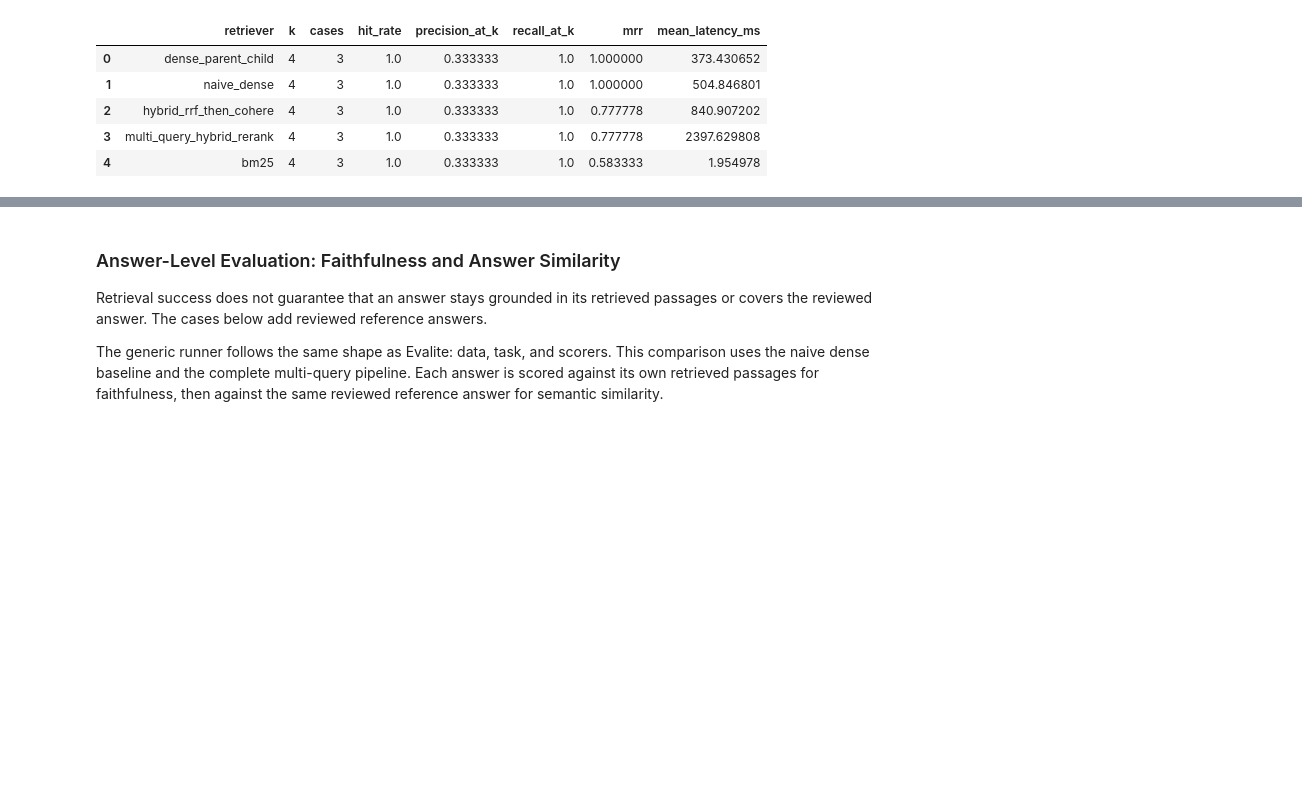
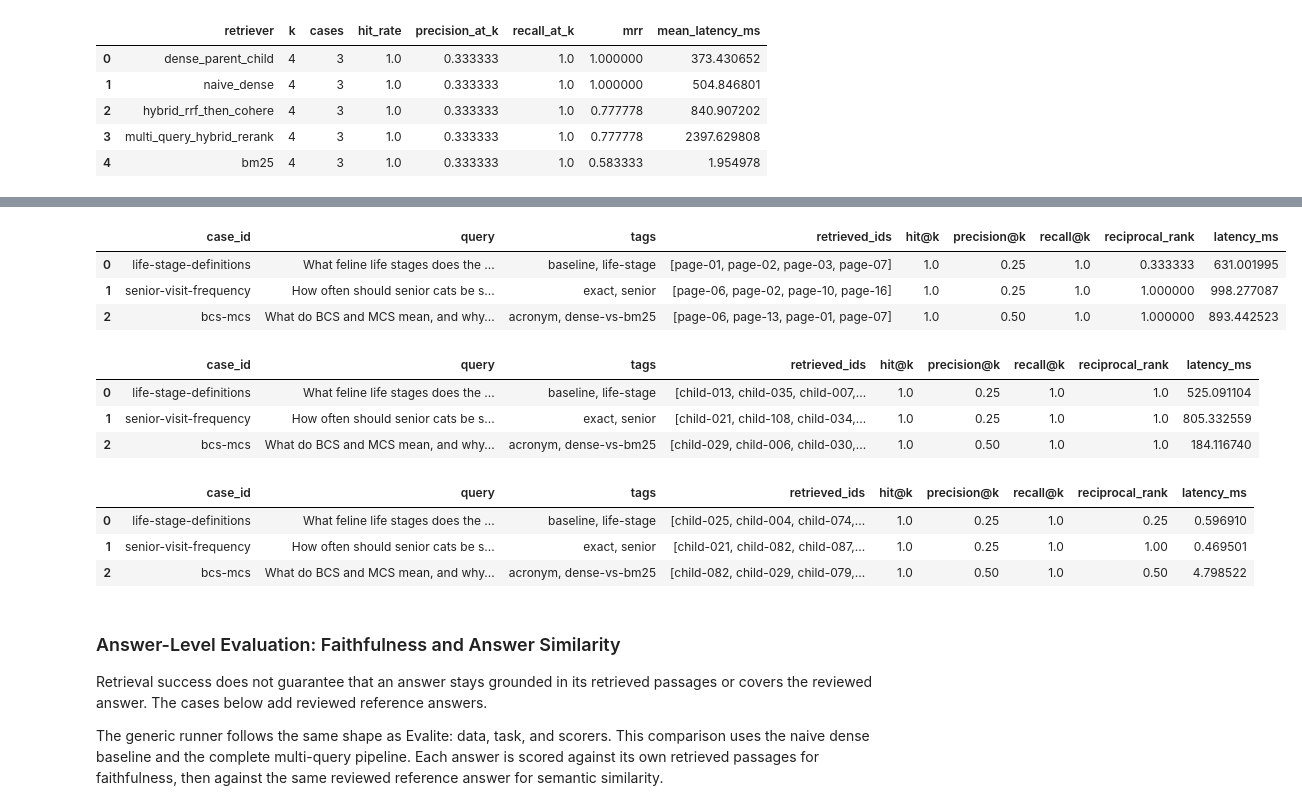
Before and after one commit to sajalosta/AIEC_v1.0, a Jupyter notebook: 07_Advanced_Retrievers/01_Cat_Health_Advanced_Retrieval.ipynb, the cells around one changed output, grey strips where cells are left out. Cells and saved outputs as stored; diff of their text form; code cells hidden in the pictures; blank space fills up the shorter version.

```diff
--- a/07_Advanced_Retrievers/01_Cat_Health_Advanced_Retrieval.ipynb
+++ b/07_Advanced_Retrievers/01_Cat_Health_Advanced_Retrieval.ipynb
@@ -757,3 +832,24 @@ multi_query_report.case_table()
+# %%
+hybrid_rerank_report.case_table()
+# %% [output]
+|  | case_id | query | tags | retrieved_ids | hit@k | precision@k | recall@k | reciprocal_rank | latency_ms |
+| 0 | life-stage-definitions | What feline life stages does the ... | baseline, life-stage | [page-01, page-02, page-03, page-07] | 1.0 | 0.25 | 1.0 | 0.333333 | 631.001995 |
+| 1 | senior-visit-frequency | How often should senior cats be s... | exact, senior | [page-06, page-02, page-10, page-16] | 1.0 | 0.25 | 1.0 | 1.000000 | 998.277087 |
+| 2 | bcs-mcs | What do BCS and MCS mean, and why... | acronym, dense-vs-bm25 | [page-06, page-13, page-01, page-07] | 1.0 | 0.50 | 1.0 | 1.000000 | 893.442523 |
+# %%
+dense_report.case_table()
+# %% [output]
+|  | case_id | query | tags | retrieved_ids | hit@k | precision@k | recall@k | reciprocal_rank | latency_ms |
+| 0 | life-stage-definitions | What feline life stages does the ... | baseline, life-stage | [child-013, child-035, child-007,... | 1.0 | 0.25 | 1.0 | 1.0 | 525.091104 |
+| 1 | senior-visit-frequency | How often should senior cats be s... | exact, senior | [child-021, child-108, child-034,... | 1.0 | 0.25 | 1.0 | 1.0 | 805.332559 |
+| 2 | bcs-mcs | What do BCS and MCS mean, and why... | acronym, dense-vs-bm25 | [child-029, child-006, child-030,... | 1.0 | 0.50 | 1.0 | 1.0 | 184.116740 |
+# %%
+bm25_report.case_table()
+# %% [output]
+|  | case_id | query | tags | retrieved_ids | hit@k | precision@k | recall@k | reciprocal_rank | latency_ms |
+| 0 | life-stage-definitions | What feline life stages does the ... | baseline, life-stage | [child-025, child-004, child-074,... | 1.0 | 0.25 | 1.0 | 0.25 | 0.596910 |
+| 1 | senior-visit-frequency | How often should senior cats be s... | exact, senior | [child-021, child-082, child-087,... | 1.0 | 0.25 | 1.0 | 1.00 | 0.469501 |
+| 2 | bcs-mcs | What do BCS and MCS mean, and why... | acronym, dense-vs-bm25 | [child-082, child-029, child-079,... | 1.0 | 0.50 | 1.0 | 0.50 | 4.798522 |
 # %% [markdown]
 ### Answer-Level Evaluation: Faithfulness and Answer Similarity
 
```
Also changed, not shown: parts of 11 cells of this notebook.
